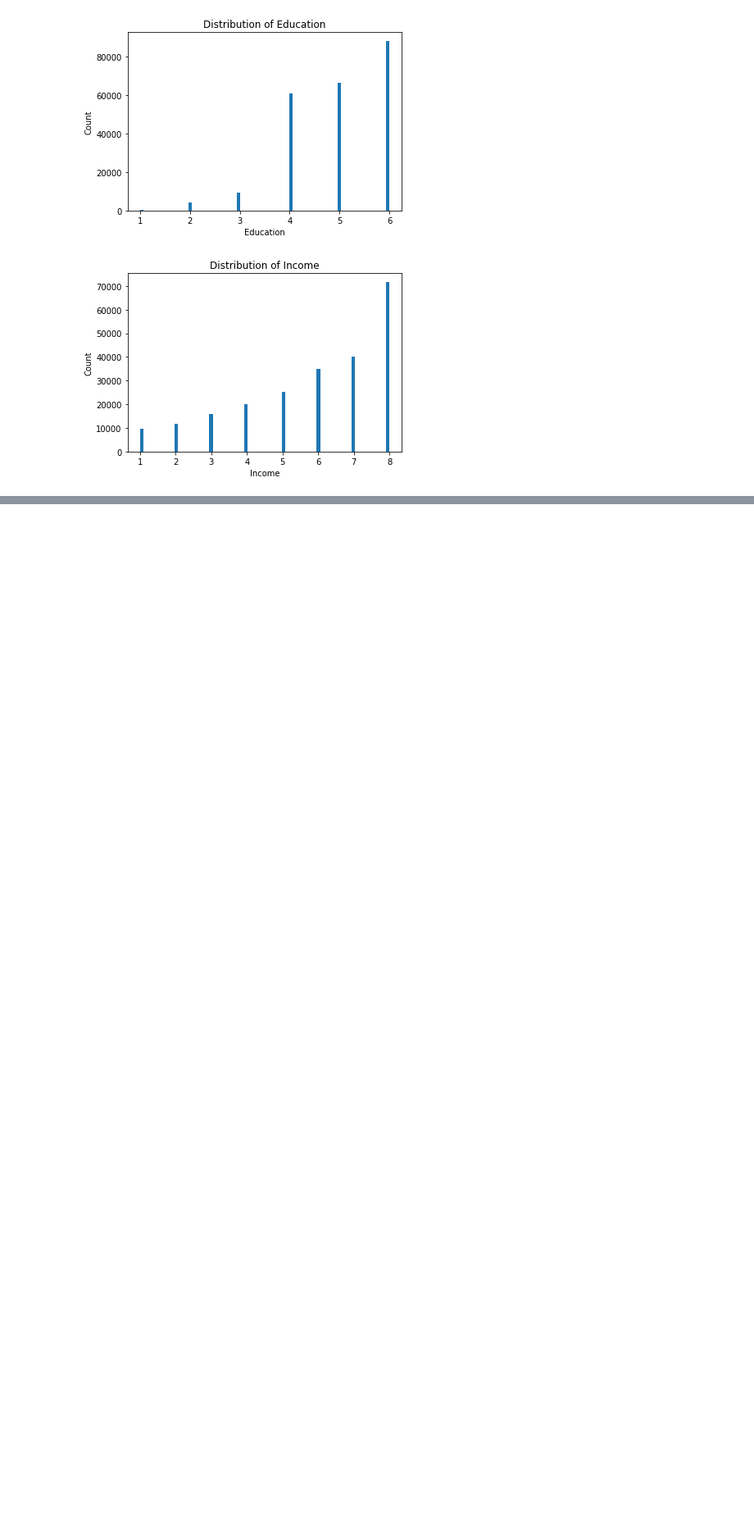
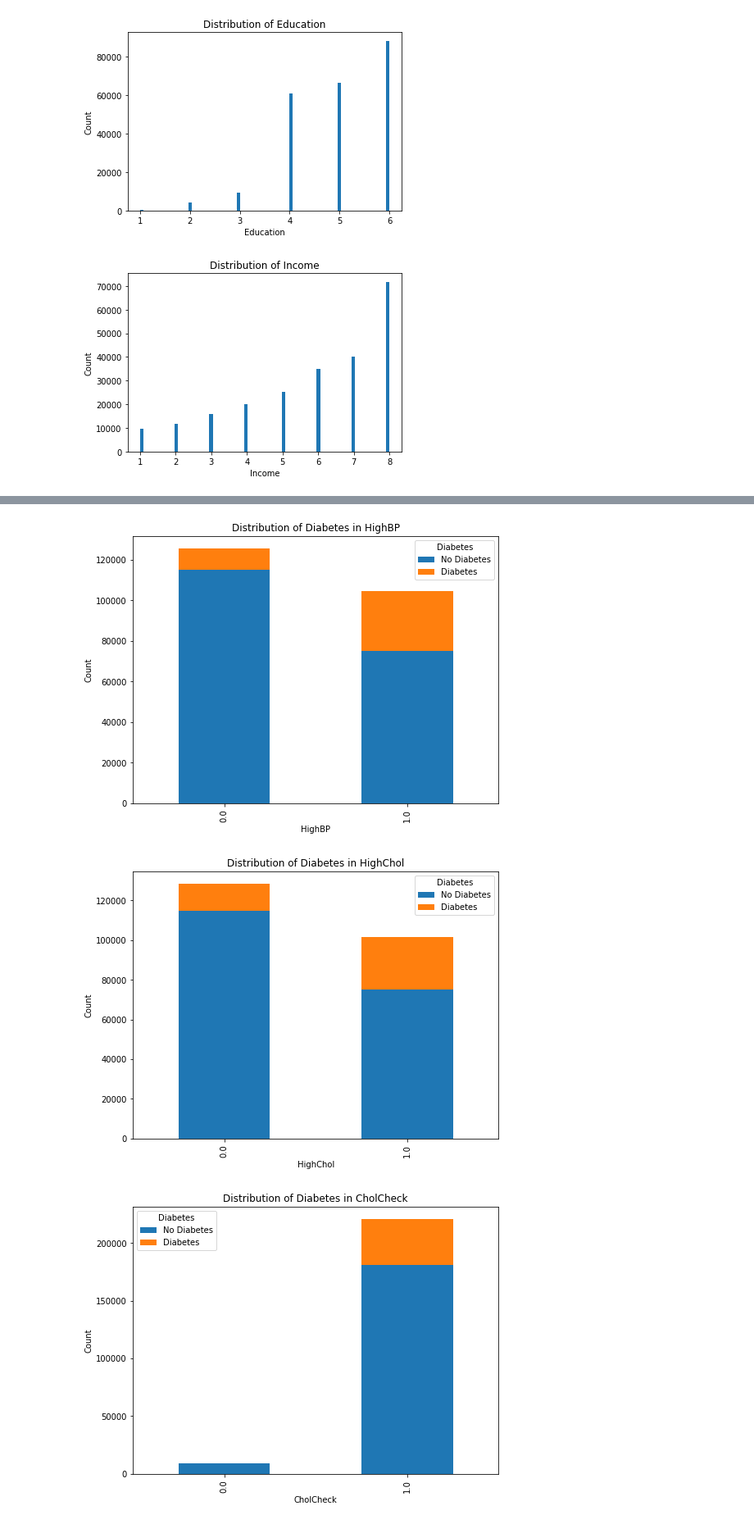
Before and after one commit to bmartinyeye99/Bayesian-Network-for-Diabetes-Data, a Jupyter notebook: zadanie_3_bayes.ipynb, the cells around one changed output, grey strips where cells are left out. Shown: that part at 82% size. Drawn from its saved outputs; the diff is of its cells as text; code cells hidden in the pictures; blank space fills up the shorter version.

```diff
--- a/zadanie_3_bayes.ipynb
+++ b/zadanie_3_bayes.ipynb
@@ -114,0 +191,20 @@ for col in columns_of_interest:
+# %%
+# Visualize distribution of Diabetes across categorical variables
+categorical_cols_without_diabetes = ['HighBP', 'HighChol', 'CholCheck', 'Smoker', 'Stroke', 'HeartDiseaseorAttack',
+                                     'PhysActivity', 'Veggies', 'HvyAlcoholConsump', 'AnyHealthcare', 'NoDocbcCost',
+                                     'DiffWalk', 'Education', 'Income', 'GenHlth']
+for col in categorical_cols_without_diabetes:
+    df_grouped = data.groupby([col, 'Diabetes']).size().unstack(fill_value=0)
+
+    # Plot stacked barplot
+    df_grouped.plot(kind='bar', stacked=True, figsize=(8, 6))
+
+    plt.title(f"Distribution of Diabetes in {col}")
+    plt.xlabel(col)
+    plt.ylabel("Count")
+    plt.legend(title='Diabetes', labels=['No Diabetes', 'Diabetes'])
+    plt.show()
+# %% [output]
+[figure, added]
+[figure, added]
+[figure, added]
```
Also changed, not shown: parts of 10 cells of this notebook.
